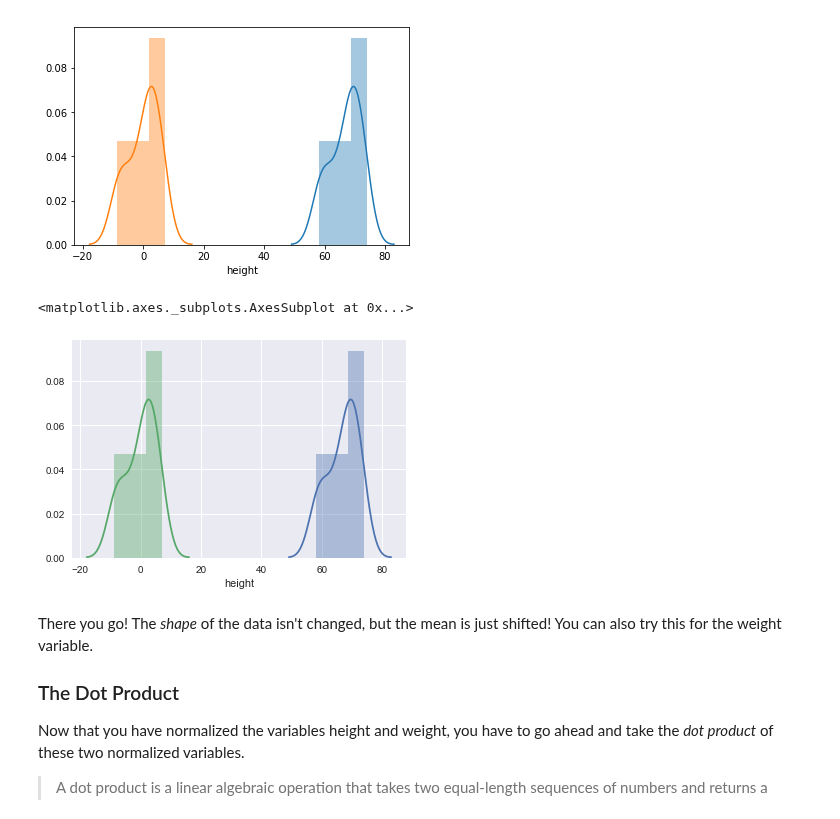
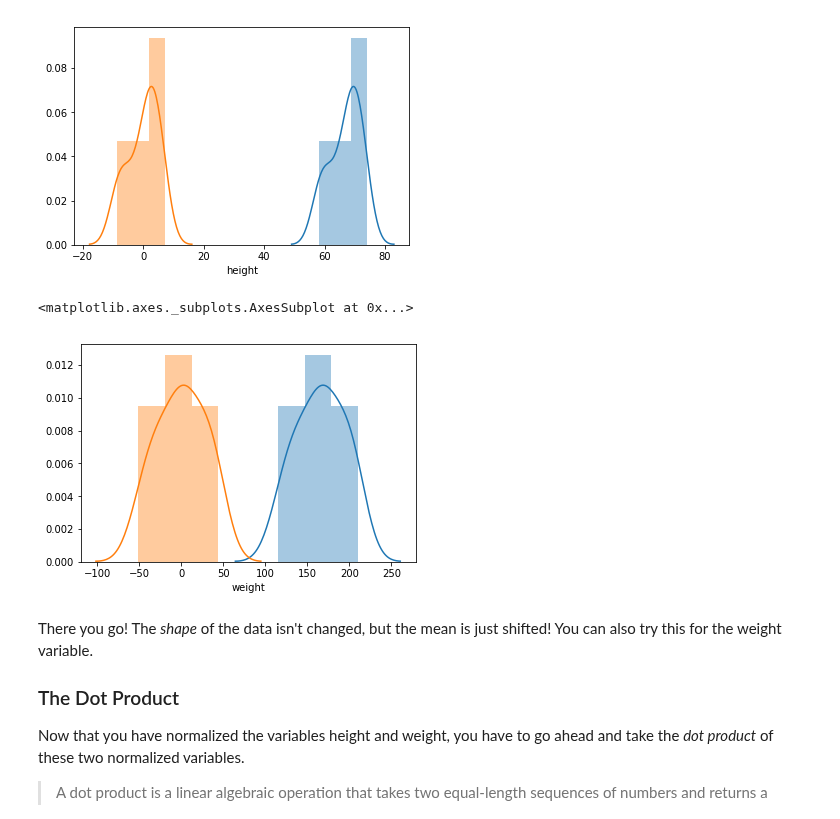
Before and after one commit to justinlee3/dsc-enterprise-hsbc-correlation-covariance-lab-hsbc-ds-081319, a Jupyter notebook: index.ipynb, the cells around one changed output. Saved outputs shown, nothing was run; the diff lists cells and outputs as text; code cells hidden in the pictures.

```diff
--- a/index.ipynb
+++ b/index.ipynb
@@ -116,11 +116,11 @@ sns.distplot(df_norm.height)
 <matplotlib.axes._subplots.AxesSubplot at 0x...>
 [figure]
 # %%
-sns.distplot(df.height)
-sns.distplot(df_norm.height)
+sns.distplot(df.weight)
+sns.distplot(df_norm.weight)
 # %% [output]
 <matplotlib.axes._subplots.AxesSubplot at 0x...>
-[figure, old version]
+[figure, new version]
 # %% [markdown]
 There you go! The _shape_ of the data isn't changed, but the mean is just shifted! You can also try this for the weight variable.
 
```
